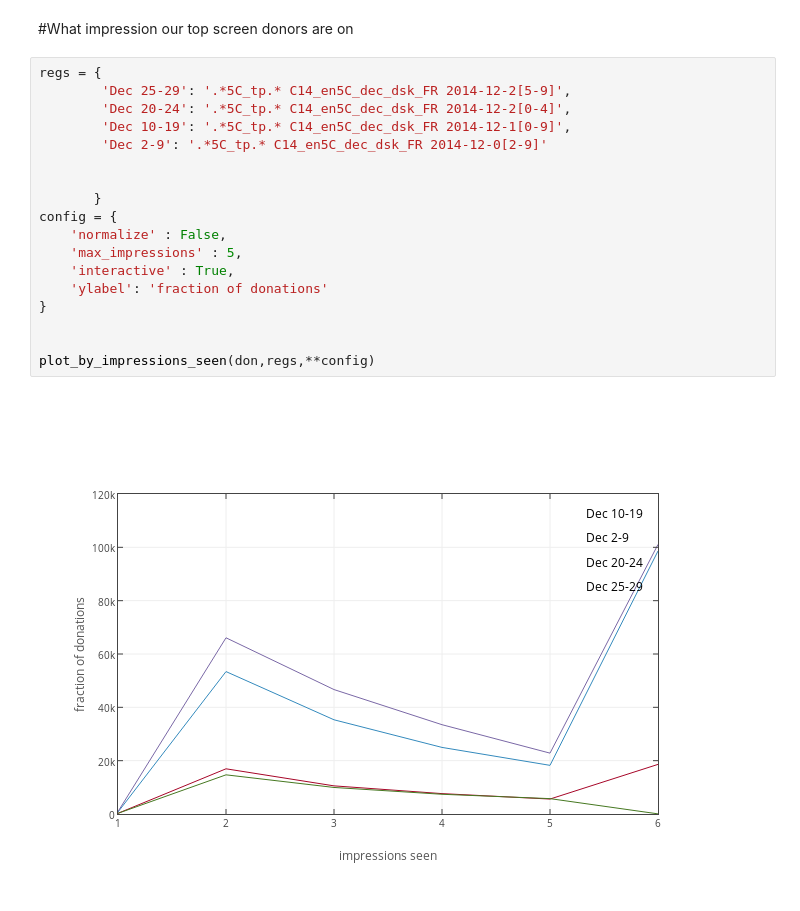
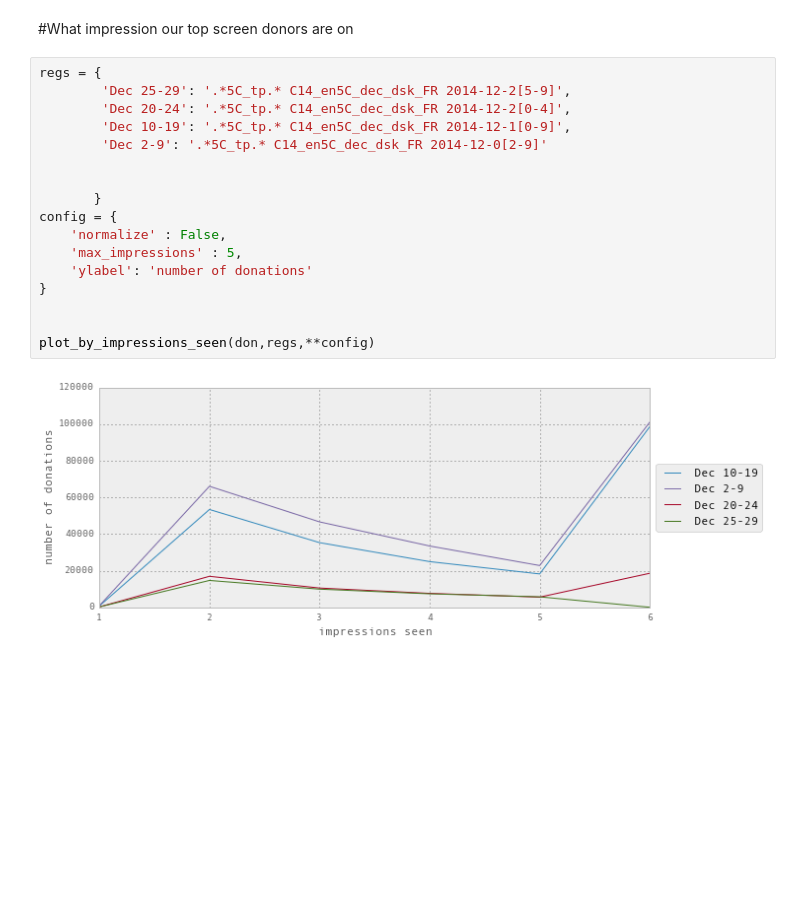
Before and after one commit to ewulczyn/wiki-misc, a Jupyter notebook: campaign_analysis/banner_impression_history.ipynb, the cells around one changed output. Drawn from its saved outputs; the diff is of its cells as text; blank space fills up the shorter version.

```diff
--- a/campaign_analysis/banner_impression_history.ipynb
+++ b/campaign_analysis/banner_impression_history.ipynb
@@ -128,23 +168,22 @@ plot_donation_rate(don, imp, regs, cum = False ,max_impressions = 10, interactiv
 # %%
 regs = {
         'Dec 25-29': '.*5C_tp.* C14_en5C_dec_dsk_FR 2014-12-2[5-9]',
         'Dec 20-24': '.*5C_tp.* C14_en5C_dec_dsk_FR 2014-12-2[0-4]',
         'Dec 10-19': '.*5C_tp.* C14_en5C_dec_dsk_FR 2014-12-1[0-9]',
         'Dec 2-9': '.*5C_tp.* C14_en5C_dec_dsk_FR 2014-12-0[2-9]'
 
 
        }
 config = {
     'normalize' : False,
     'max_impressions' : 5,
-    'interactive' : True,
-    'ylabel': 'fraction of donations'
+    'ylabel': 'number of donations'
 }
 
 
 plot_by_impressions_seen(don,regs,**config)
 # %% [output]
-[figure, old version]
+[figure, new version]
 # %%
 
 config = {
```
Also changed, not shown: parts of 13 cells of this notebook, 43 other files.
